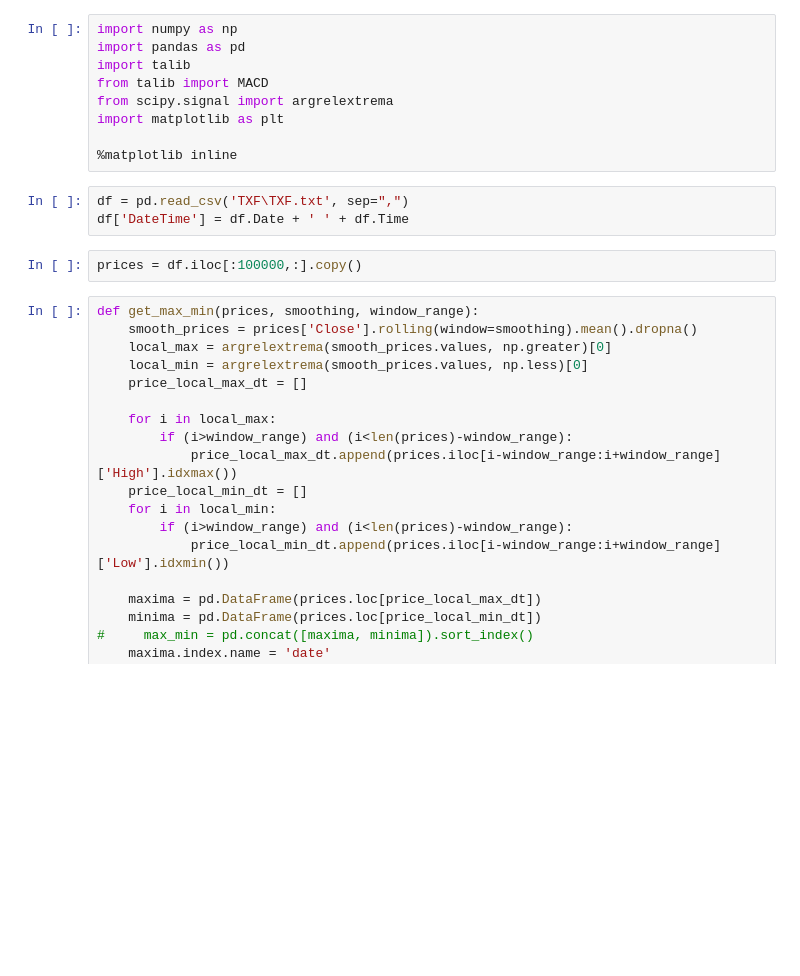
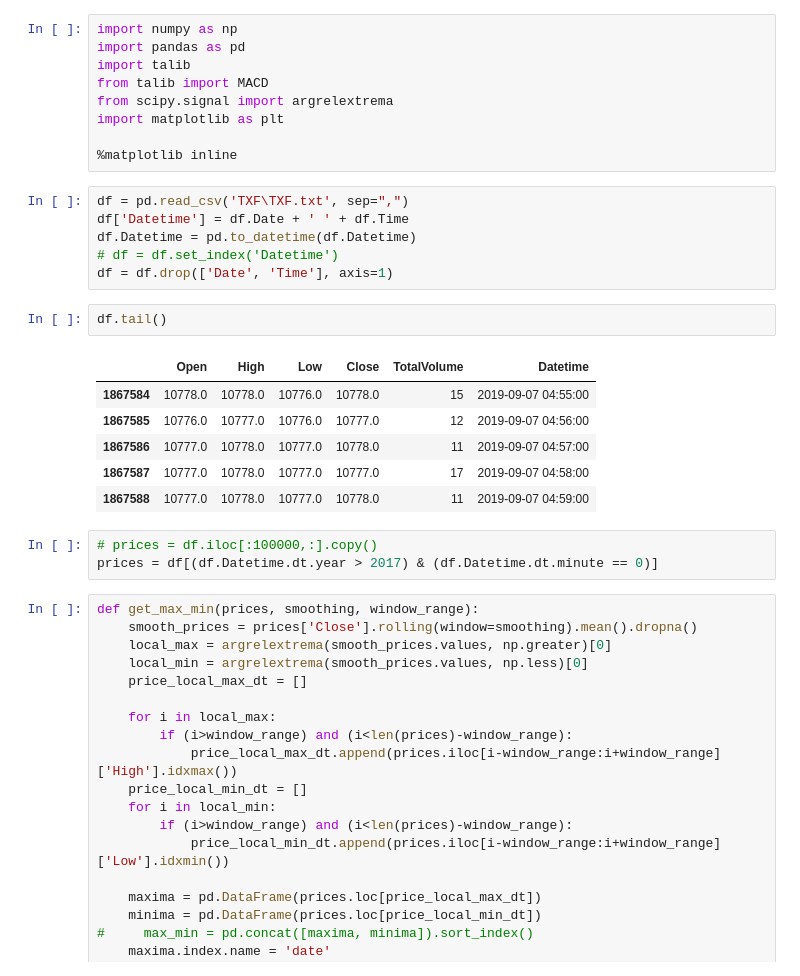
Before and after one commit to dreyhsu/share_distribution, a Jupyter notebook: peak_detect.ipynb, the cells around one changed output. Cells and saved outputs as stored; diff of their text form; blank space fills up the shorter version.

```diff
--- a/peak_detect.ipynb
+++ b/peak_detect.ipynb
@@ -12,9 +12,22 @@ import matplotlib as plt
 %matplotlib inline
 # %%
 df = pd.read_csv('TXF\TXF.txt', sep=",")
-df['DateTime'] = df.Date + ' ' + df.Time
+df['Datetime'] = df.Date + ' ' + df.Time
+df.Datetime = pd.to_datetime(df.Datetime)
+# df = df.set_index('Datetime')
+df = df.drop(['Date', 'Time'], axis=1)
-# %%
-prices = df.iloc[:100000,:].copy()
+# %%
+df.tail()
+# %% [output]
+|  | Open | High | Low | Close | TotalVolume | Datetime |
+| 1867584 | 10778.0 | 10778.0 | 10776.0 | 10778.0 | 15 | 2019-09-07 04:55:00 |
+| 1867585 | 10776.0 | 10777.0 | 10776.0 | 10777.0 | 12 | 2019-09-07 04:56:00 |
+| 1867586 | 10777.0 | 10778.0 | 10777.0 | 10778.0 | 11 | 2019-09-07 04:57:00 |
+| 1867587 | 10777.0 | 10778.0 | 10777.0 | 10777.0 | 17 | 2019-09-07 04:58:00 |
+| 1867588 | 10777.0 | 10778.0 | 10777.0 | 10778.0 | 11 | 2019-09-07 04:59:00 |
+# %%
+# prices = df.iloc[:100000,:].copy()
+prices = df[(df.Datetime.dt.year > 2017) & (df.Datetime.dt.minute == 0)]
 # %%
 def get_max_min(prices, smoothing, window_range):
     smooth_prices = prices['Close'].rolling(window=smoothing).mean().dropna()
```
Also changed, not shown: parts of 9 cells of this notebook.
